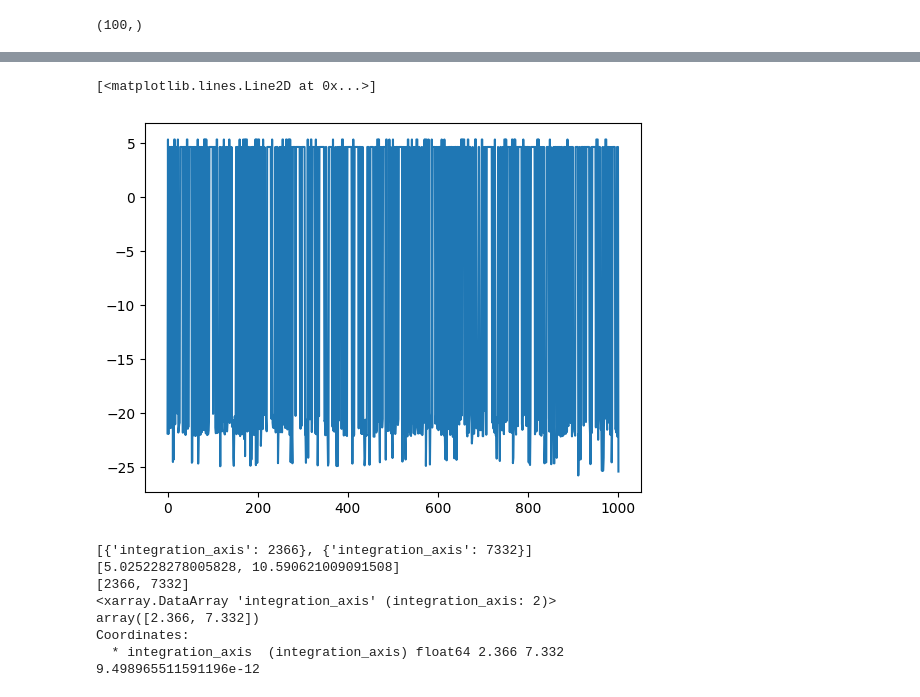
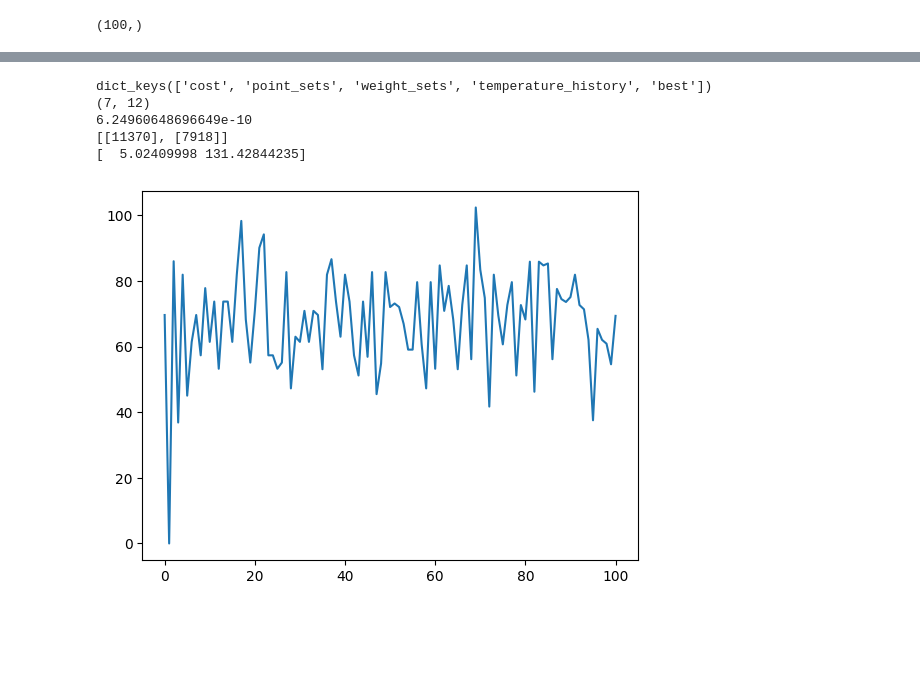
Before and after one commit to LDEO-CREW/data-driven-quadrature, a Jupyter notebook: synthetic_data_generation.ipynb, the cells around one changed output, grey strips where cells are left out. Cells and saved outputs as stored; diff of their text form; code cells hidden in the pictures; blank space fills up the shorter version.

Commit message:
Changed point formulation and examples in synthetic_data_generation.ipynb

```diff
--- a/synthetic_data_generation.ipynb
+++ b/synthetic_data_generation.ipynb
@@ -64,7 +64,7 @@ def user_cost_fnc(y, y_hat):
     return cost
 
 def map_func(x, point_set, x_sup=None):
-    point_idxs = [list(point.values())[0] for point in point_set]
+    point_idxs = [point[0] for point in point_set]
     points = np.array(x[:,:,point_idxs].values).reshape((n*n, 2))
     return points
 
@@ -73,8 +73,8 @@ integration_list = ['integration_axis']
 params['integration_list'] = integration_list
 params['n_points'] = 2
 params['epochs'] = 100
-params['success'] = 10
-params['block_size'] = 10
+params['success'] = 25
+params['block_size'] = 100
 
 history = ddq.optimize(x, y_ref, user_cost_fnc, map_func, params, x_sup=None)
 # %% [output]
@@ -105,22 +98,18 @@ EPOCH: 99
-# %%
-history_cost_x = np.arange(len(history[0]))
-plt.plot(history_cost_x, np.log(history[0]))
-# %% [output]
-[<matplotlib.lines.Line2D at 0x...>]
-[figure, removed]
-# %%
-print(history[1][history[-1][-1]])
-print(history[2][history[-1][-1]])
-ideal_points = [point['integration_axis'] for point in history[1][history[-1][-1]]]
-print(ideal_points)
-print(x.integration_axis[ideal_points])
-print(history[0][-1])
-# %% [output]
-[{'integration_axis': 2366}, {'integration_axis': 7332}]
-[5.025228278005828, 10.590621009091508]
-[2366, 7332]
-<xarray.DataArray 'integration_axis' (integration_axis: 2)>
-array([2.366, 7.332])
-Coordinates:
-  * integration_axis  (integration_axis) float64 2.366 7.332
-9.498965511591196e-12
+# %%
+mean_costs = []
+for cost in history['cost']:
+    mean_costs.append(np.mean(cost))
+
+plt.plot(np.arange(len(mean_costs)), mean_costs)
+print(history.keys())
+print(history['best'])
+print(history['cost'][7][12])
+print(history['point_sets'][7][12])
+print(history['weight_sets'][7][12])
+# %% [output]
+dict_keys(['cost', 'point_sets', 'weight_sets', 'temperature_history', 'best'])
+(7, 12)
+6.24960648696649e-10
+[[11370], [7918]]
+[  5.02409998 131.42844235]
+[figure, added]
```
Also changed, not shown: parts of 3 cells of this notebook, 2 other files.
